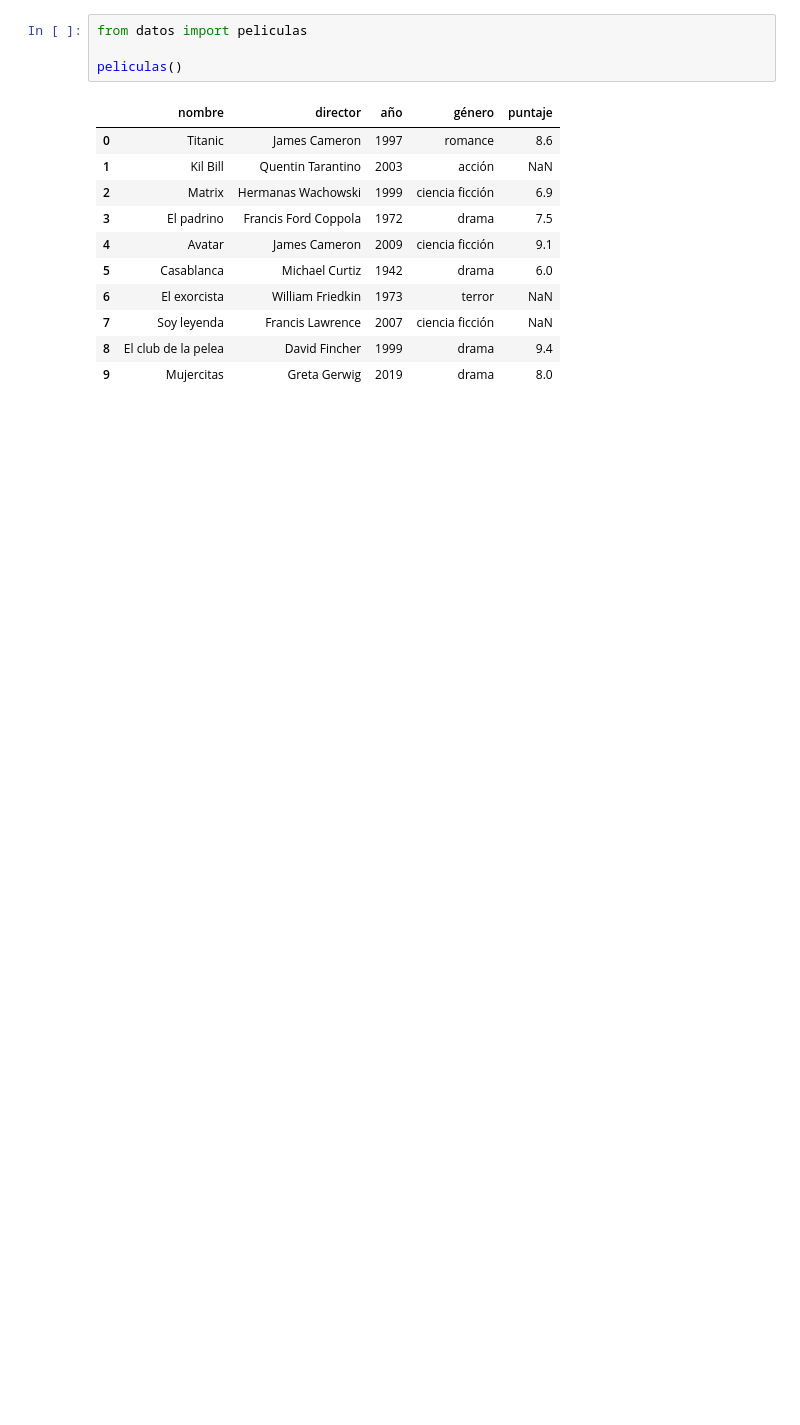
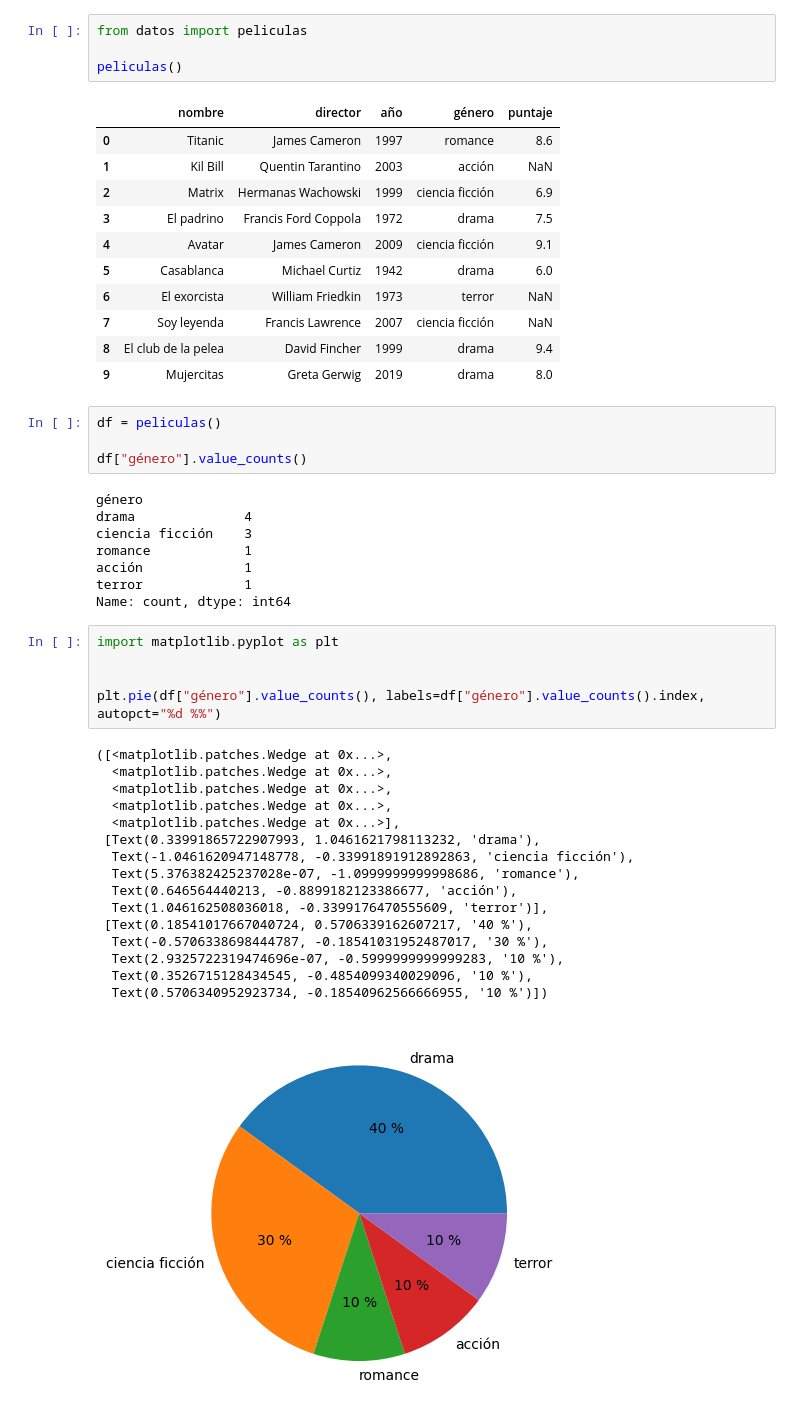
Before and after one commit to nadiasantillan/test-celeste, a Jupyter notebook: notebook.ipynb, the cells around one changed output. Cells and saved outputs as stored; diff of their text form; blank space fills up the shorter version.

```diff
--- a/notebook.ipynb
+++ b/notebook.ipynb
@@ -14,3 +14,37 @@ peliculas()
 | 7 | Soy leyenda | Francis Lawrence | 2007 | ciencia ficción | NaN |
 | 8 | El club de la pelea | David Fincher | 1999 | drama | 9.4 |
 | 9 | Mujercitas | Greta Gerwig | 2019 | drama | 8.0 |
+# %%
+df = peliculas()
+
+df["género"].value_counts()
+# %% [output]
+género
+drama              4
+ciencia ficción    3
+romance            1
+acción             1
+terror             1
+Name: count, dtype: int64
+# %%
+import matplotlib.pyplot as plt
+
+
+plt.pie(df["género"].value_counts(), labels=df["género"].value_counts().index, autopct="%d %%")
+# %% [output]
+([<matplotlib.patches.Wedge at 0x...>,
+  <matplotlib.patches.Wedge at 0x...>,
+  <matplotlib.patches.Wedge at 0x...>,
+  <matplotlib.patches.Wedge at 0x...>,
+  <matplotlib.patches.Wedge at 0x...>],
+ [Text(0.33991865722907993, 1.0461621798113232, 'drama'),
+  Text(-1.0461620947148778, -0.33991891912892863, 'ciencia ficción'),
+  Text(5.376382425237028e-07, -1.0999999999998686, 'romance'),
+  Text(0.646564440213, -0.8899182123386677, 'acción'),
+  Text(1.046162508036018, -0.3399176470555609, 'terror')],
+ [Text(0.18541017667040724, 0.5706339162607217, '40 %'),
+  Text(-0.5706338698444787, -0.18541031952487017, '30 %'),
+  Text(2.9325722319474696e-07, -0.5999999999999283, '10 %'),
+  Text(0.3526715128434545, -0.4854099340029096, '10 %'),
+  Text(0.5706340952923734, -0.18540962566666955, '10 %')])
+[figure, added]
```
Also changed, not shown: parts of 1 cell of this notebook.
